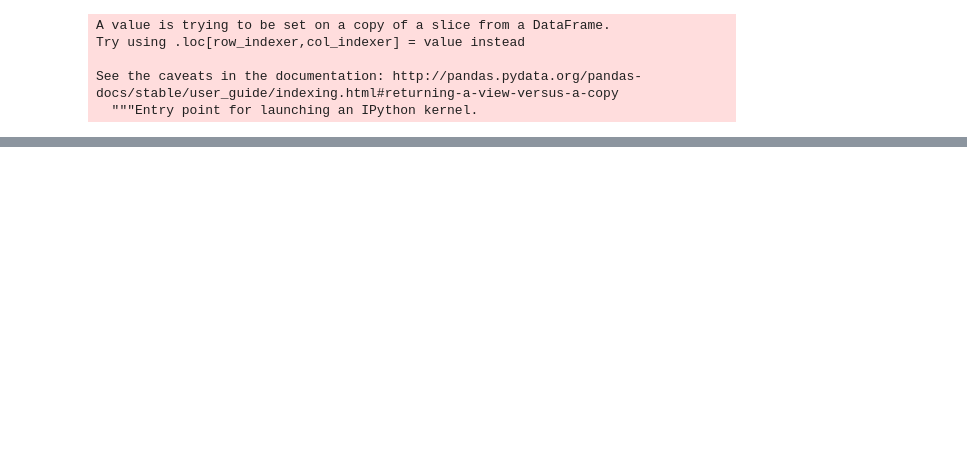
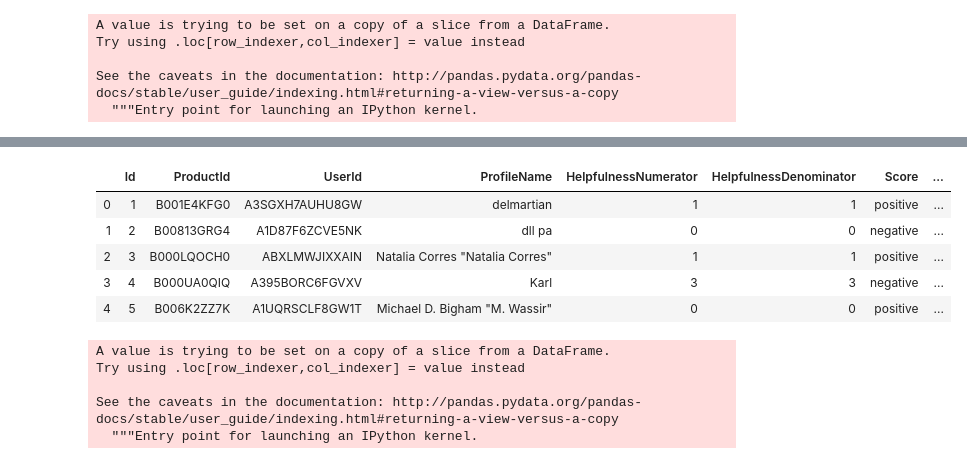
Before and after one commit to VikGonzalez/Amazon-Project, a Jupyter notebook: clean_text.ipynb, the cells around one changed output, grey strips where cells are left out. Drawn from its saved outputs; the diff is of its cells as text; code cells hidden in the pictures; blank space fills up the shorter version.

```diff
--- a/clean_text.ipynb
+++ b/clean_text.ipynb
@@ -141,13 +168,22 @@ def extract_br_tags(soup):
     if soup.find('p'):
         return soup.find('p').text
     return soup
-# %%
-def add_positive_negative(row):
-
-#  TODO Check pleasant and unpleasant dictionary
-# Add conditional to check if word is positive or negative
-# Add plus one
-# return total
+# %%
+def add_positive_negative(text, is_positive):
+    text_list = text.split()
+#     print(text_list)
+    count = 0
+    for word in text_list:
+        if is_positive:
+            for pleasant_word in pleasant:
+                if word == pleasant_word:
+                    count+=1
+        else:
+            for unpleasant_word in unpleasant:
+                if word == unpleasant_word:
+                    count+=1
+    print(f'Word count {count}')
+    return count
 # %%
 amazon_foods_modified_df['Lowercase Text Clean'] = amazon_foods_modified_df.apply(
     lambda row: (
@@ -186,0 +216,6 @@ amazon_foods_modified_df['Lowercase Text Clean'][10]
+# %%
+amazon_foods_modified_df['Positive Count'] = amazon_foods_modified_df.apply(
+    lambda row: (
+        add_positive_negative(row[11], True)
+    ),
+    axis=1)
@@ -186,0 +248,17 @@ amazon_foods_modified_df['Lowercase Text Clean'][10]
+# %%
+amazon_foods_modified_df.head()
+# %% [output]
+|  | Id | ProductId | UserId | ProfileName | HelpfulnessNumerator | HelpfulnessDenominator | Score | ... |
+| 0 | 1 | B001E4KFG0 | A3SGXH7AUHU8GW | delmartian | 1 | 1 | positive | ... |
+| 1 | 2 | B00813GRG4 | A1D87F6ZCVE5NK | dll pa | 0 | 0 | negative | ... |
+| 2 | 3 | B000LQOCH0 | ABXLMWJIXXAIN | Natalia Corres "Natalia Corres" | 1 | 1 | positive | ... |
+| 3 | 4 | B000UA0QIQ | A395BORC6FGVXV | Karl | 3 | 3 | negative | ... |
+| 4 | 5 | B006K2ZZ7K | A1UQRSCLF8GW1T | Michael D. Bigham "M. Wassir" | 0 | 0 | positive | ... |
+# %%
+amazon_foods_modified_df['Negative Count'] = ''
+# %% [output]
+A value is trying to be set on a copy of a slice from a DataFrame.
+Try using .loc[row_indexer,col_indexer] = value instead
+
+See the caveats in the documentation: http://pandas.pydata.org/pandas-docs/stable/user_guide/indexing.html#returning-a-view-versus-a-copy
+  """Entry point for launching an IPython kernel.
```
Also changed, not shown: parts of 33 cells of this notebook, 2 other files.
